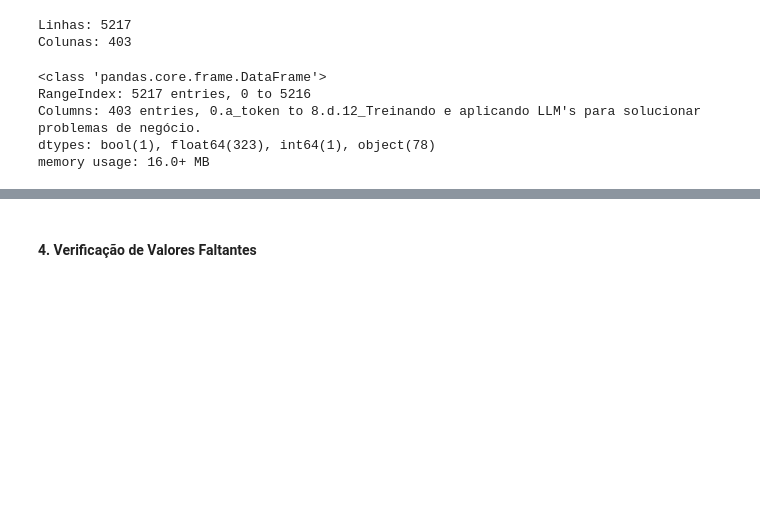
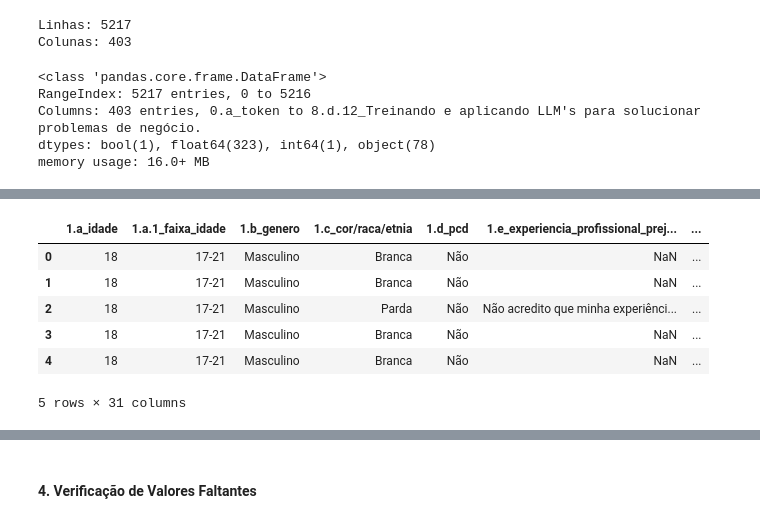
Before and after one commit to marcellsa/state-of-data-2025, a Jupyter notebook: notebooks/01_exploracao_dados.ipynb, the cells around one changed output, grey strips where cells are left out. Saved outputs shown, nothing was run; the diff lists cells and outputs as text; code cells hidden in the pictures; blank space fills up the shorter version.

```diff
--- a/notebooks/01_exploracao_dados.ipynb
+++ b/notebooks/01_exploracao_dados.ipynb
@@ -43,0 +65,3 @@ memory usage: 16.0+ MB
+# %%
+colunas_secoes = {k: [] for k in range(1, 9)}
+colunas_secoes
@@ -43,0 +70,6 @@ memory usage: 16.0+ MB
+# %%
+# Para cada seção, separar as colunas
+for secao in range(1, 9):
+    colunas_secoes[secao] = [col for col in df.columns if col.startswith(f"{secao}")]
+
+colunas_secoes
@@ -43,0 +168,10 @@ memory usage: 16.0+ MB
+# %%
+df[colunas_secoes[1]].head()
+# %% [output]
+|  | 1.a_idade | 1.a.1_faixa_idade | 1.b_genero | 1.c_cor/raca/etnia | 1.d_pcd | 1.e_experiencia_profissional_prej... | ... |
+| 0 | 18 | 17-21 | Masculino | Branca | Não | NaN | ... |
+| 1 | 18 | 17-21 | Masculino | Branca | Não | NaN | ... |
+| 2 | 18 | 17-21 | Masculino | Parda | Não | Não acredito que minha experiênci... | ... |
+| 3 | 18 | 17-21 | Masculino | Branca | Não | NaN | ... |
+| 4 | 18 | 17-21 | Masculino | Branca | Não | NaN | ... |
+5 rows × 31 columns
```
Also changed, not shown: parts of 23 cells of this notebook.
